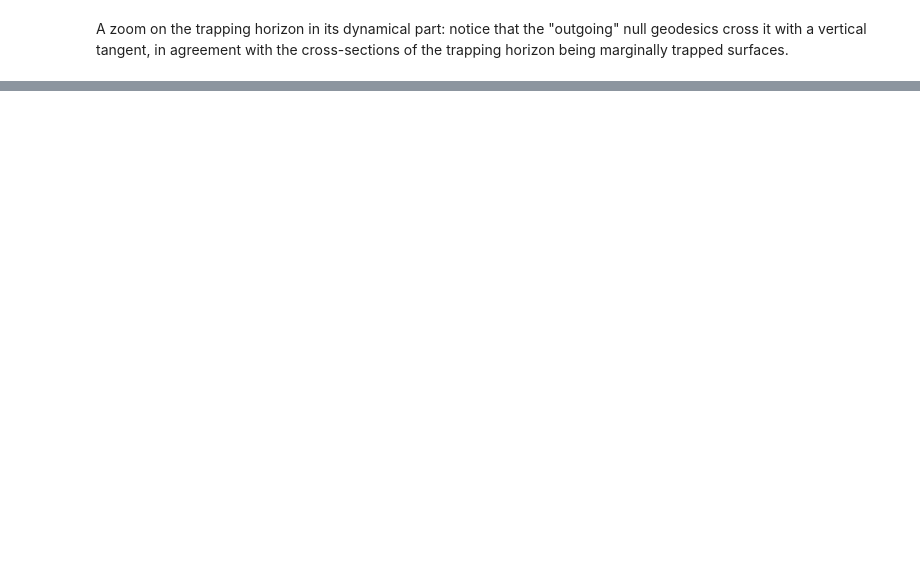
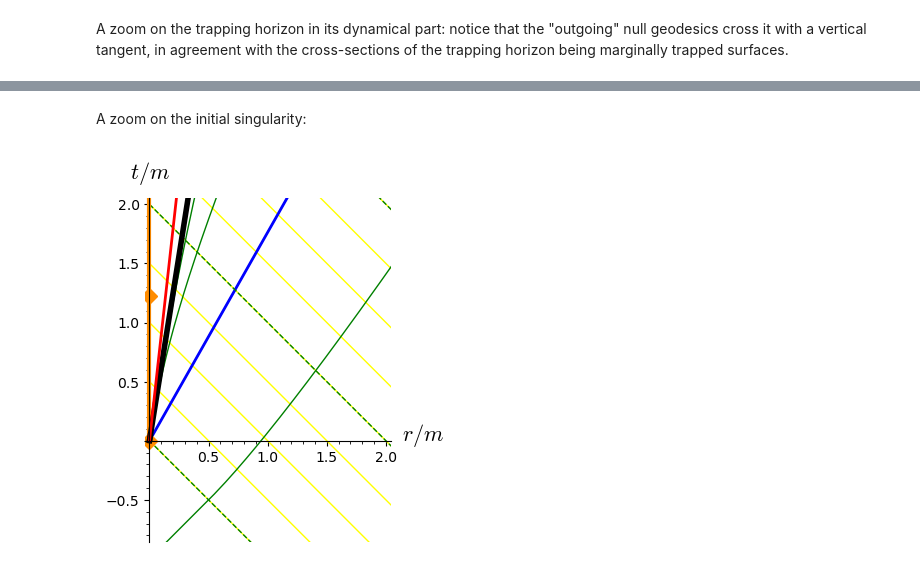
Before and after one commit to egourgoulhon/BHLectures, a Jupyter notebook: sage/Vaidya.ipynb, the cells around one changed output, grey strips where cells are left out. Drawn from its saved outputs; the diff is of its cells as text; code cells hidden in the pictures; blank space fills up the shorter version.

```diff
--- a/sage/Vaidya.ipynb
+++ b/sage/Vaidya.ipynb
@@ -410,0 +643,4 @@ show(graph_wo_vectors, aspect_ratio=1, ymin=-0.8, ymax=1.2, xmax=2.5,
+# %%
+ingeods = ingoing_geods(-6., tmax, rmax, v0, 2., 2.)
+for geod in ingeods:
+    graph += geod
@@ -410,0 +649,2 @@ show(graph_wo_vectors, aspect_ratio=1, ymin=-0.8, ymax=1.2, xmax=2.5,
+# %%
+graph += curvature_sing(tmax, 21)
@@ -410,0 +653,2 @@ show(graph_wo_vectors, aspect_ratio=1, ymin=-0.8, ymax=1.2, xmax=2.5,
+# %%
+graph += event_hor(tmax)
@@ -410,0 +660,2 @@ show(graph_wo_vectors, aspect_ratio=1, ymin=-0.8, ymax=1.2, xmax=2.5,
+# %%
+graph += trapping_hor(m_num(v), tmax)
@@ -410,0 +670,7 @@ show(graph_wo_vectors, aspect_ratio=1, ymin=-0.8, ymax=1.2, xmax=2.5,
+# %% [markdown]
+A zoom on the initial singularity:
+# %%
+show(graph, aspect_ratio=1, ymin=-0.8, ymax=2, xmax=2,
+     axes_labels=[r'$r/m$', r'$t/m$'])
+# %% [output]
+[figure, added]
```
Also changed, not shown: parts of 80 cells of this notebook, 7 other files.
